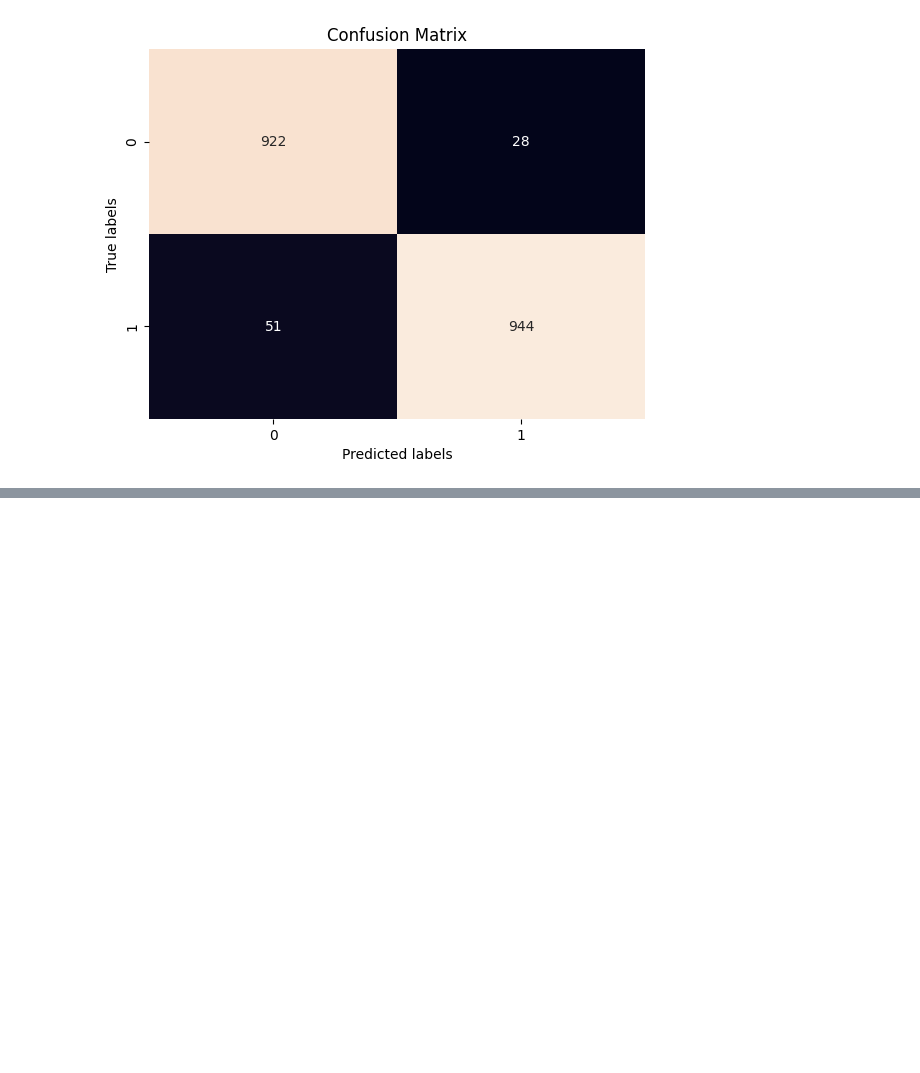
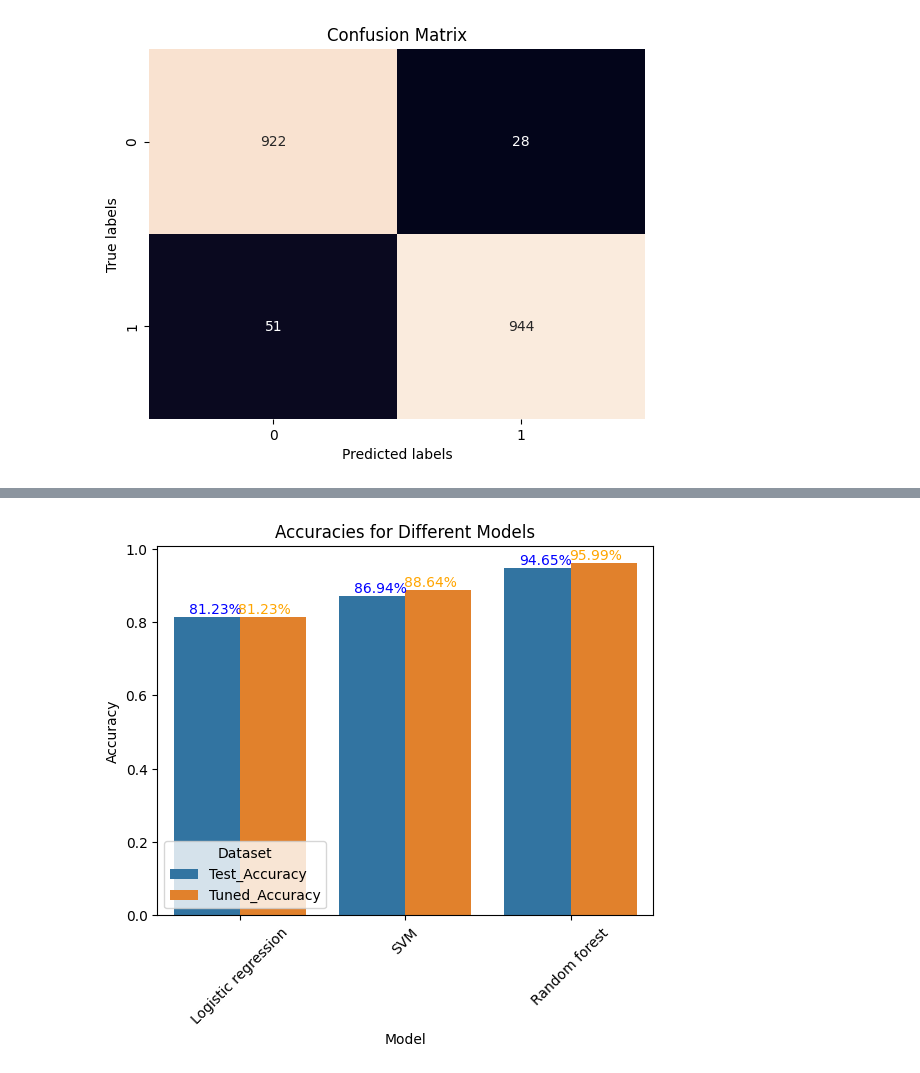
Before and after one commit to niranjankumarnk/ML_Stroke_Prediction-, a Jupyter notebook: Project_work/Notebook.ipynb, the cells around one changed output, grey strips where cells are left out. Drawn from its saved outputs; the diff is of its cells as text; code cells hidden in the pictures; blank space fills up the shorter version.

```diff
--- a/Project_work/Notebook.ipynb
+++ b/Project_work/Notebook.ipynb
@@ -626,10 +669,11 @@ print(rf_Grid.best_params_)
 print(rf_Grid.best_estimator_)
 rf_best_grid_cv = rf_Grid.best_estimator_
 y_pred = rf_best_grid_cv.predict(X_test)
-Accuracy = accuracy_score(y_pred, y_test)
-print(f'Accuracy:',Accuracy)
-print(classification_report(y_pred, y_test))
-print(confusion_matrix(y_pred, y_test))
+Accuracy_3 = accuracy_score(y_pred, y_test)
+print(f'Accuracy:',Accuracy_3)
+print('\n')
+print(f'Classification Report :', '\n',classification_report(y_pred, y_test))
+print(f'Confusion Matrix :','\n',confusion_matrix(y_pred, y_test))
 # %% [output]
 {'bootstrap': False, 'ccp_alpha': 1e-06, 'criterion': 'entropy', 'max_depth': 670, 'max_features': 'sqrt', 'min_samples_leaf': 1, 'min_samples_split': 3, 'n_estimators': 1000}
 RandomForestClassifier(bootstrap=False, ccp_alpha=1e-06, criterion='entropy',
@@ -685,3 +752,28 @@ plt.show()
+# %%
+# Overall model interpretation in bar graph
+
+models = ['Logistic regression', 'SVM', 'Random forest']
+test_accuracies = [log_accuracy, svm_accuracy, rf_accuracy]
+test_accuracies_tuning = [Accuracy_1, Accuracy_2, Accuracy_3]
+
+df = pd.DataFrame({'Model': models * 2,
+                   'Accuracy': test_accuracies + test_accuracies_tuning,
+                   'Type': ['Test_Accuracy'] * len(models) + ['Tuned_Accuracy'] * len(models)})
+
+
+sns.barplot(data=df, x='Model', y='Accuracy', hue='Type')
+for i in range(len(models)):
+    plt.text(i - 0.15, test_accuracies[i] + 0.01, f"{test_accuracies[i]*100:.2f}%", ha='center', color='blue')
+    plt.text(i + 0.15, test_accuracies_tuning[i] + 0.01, f"{test_accuracies_tuning[i]*100:.2f}%", ha='center', color='orange')
+
+plt.legend(title='Dataset', loc='lower left')
+plt.xticks(rotation=45)
+plt.xlabel('Model')
+plt.ylabel('Accuracy')
+plt.title('Accuracies for Different Models')
+plt.show()
+# %% [output]
+[figure, added]
 # %%
 with open('rf_model_pickle.pkl','wb') as file:
     pickle.dump(random_forest,file)
```
Also changed, not shown: parts of 14 cells of this notebook.
